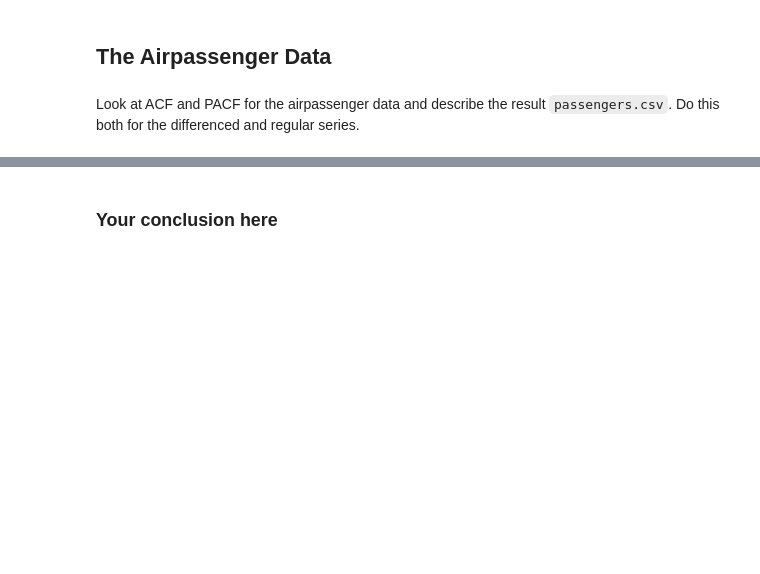
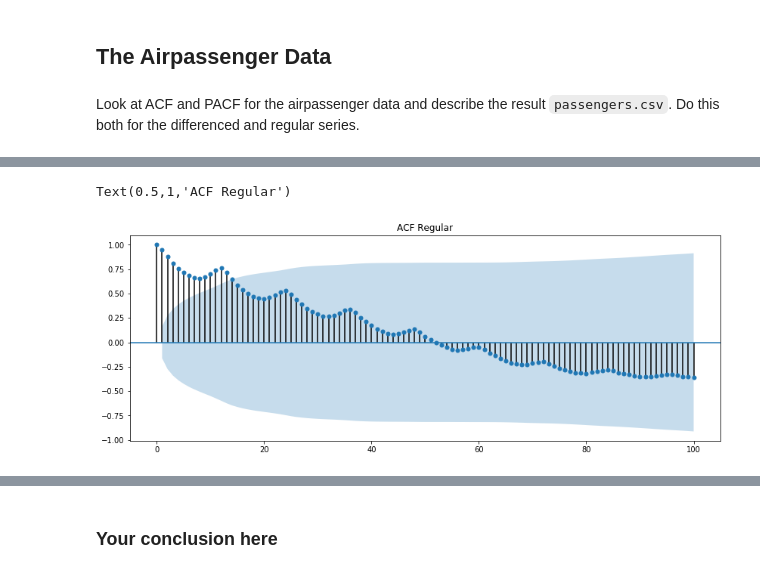
Before and after one commit to MissAle17/dsc-3-26-05-correlation-and-autocorrelation-in-time-series-lab-online-ds-sp-000, a Jupyter notebook: index.ipynb, the cells around one changed output, grey strips where cells are left out. Drawn from its saved outputs; the diff is of its cells as text; code cells hidden in the pictures; blank space fills up the shorter version.

```diff
--- a/index.ipynb
+++ b/index.ipynb
@@ -178,3 +183,5 @@ This is interesting! Remember that *Partial Autocorrelation Function* gives the
 Look at ACF and PACF for the airpassenger data and describe the result `passengers.csv`. Do this both for the differenced and regular series.
 # %%
 # your code here
+air = pd.read_csv('passengers.csv')
+air.head()
@@ -180,0 +195,5 @@ Look at ACF and PACF for the airpassenger data and describe the result `passenge
+# %%
+# your code here
+air.Month= pd.to_datetime(air.Month)
+air.set_index('Month', inplace=True)
+air.head()
@@ -181,4 +212,9 @@ Look at ACF and PACF for the airpassenger data and describe the result `passenge
 # %%
 # your code here
+plot_acf(air, lags = 100);
+plt.title("ACF Regular")
+# %% [output]
+Text(0.5,1,'ACF Regular')
+[figure, added]
 # %%
 # your code here
```
Also changed, not shown: parts of 17 cells of this notebook.
